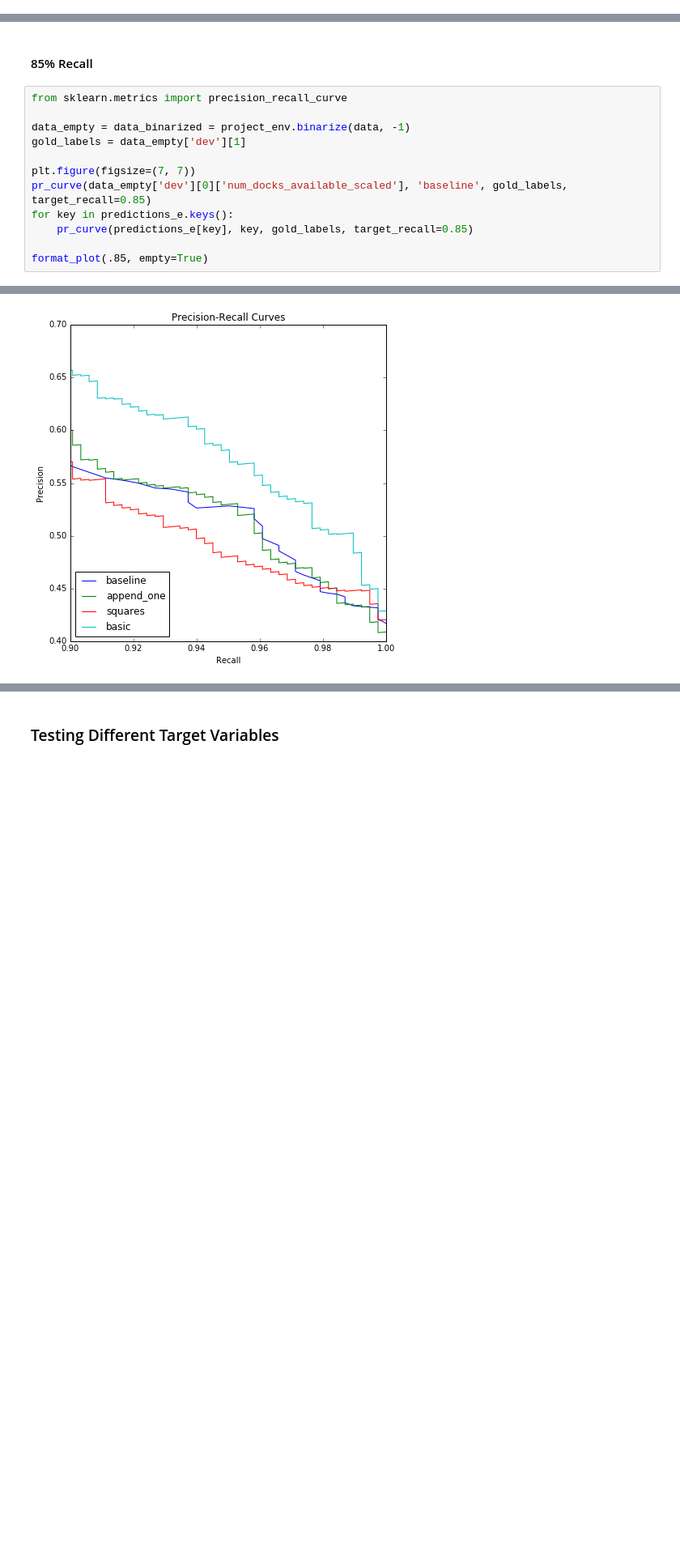
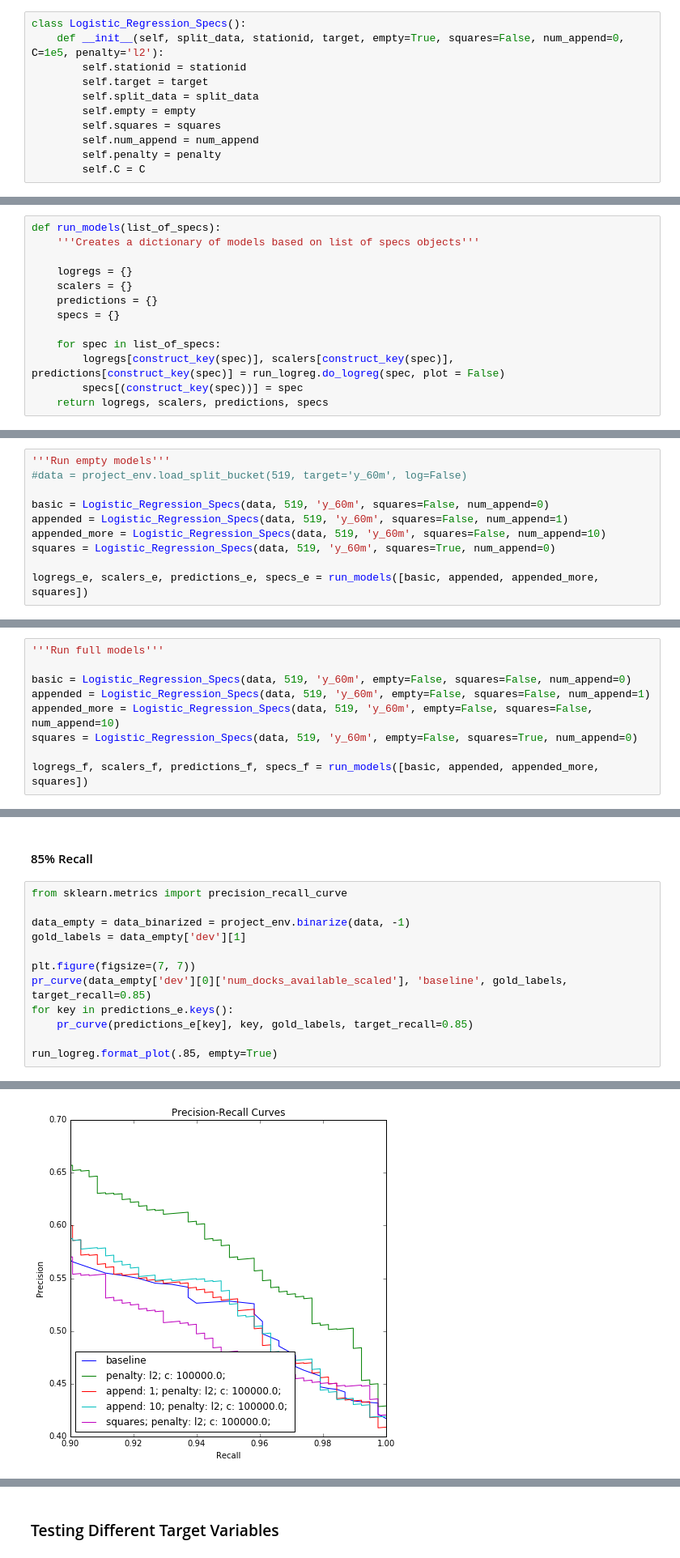
Before and after one commit to cer446/Intro-to-DS-CitiBike-Term-Project, a Jupyter notebook: LogReg Different Parameters and Y-vars.ipynb, the cells around one changed output, grey strips where cells are left out. Shown at 81% size. Cells and saved outputs as stored; diff of their text form; blank space fills up the shorter version.

```diff
--- a/LogReg Different Parameters and Y-vars.ipynb
+++ b/LogReg Different Parameters and Y-vars.ipynb
@@ -188,0 +56,11 @@ Accuracy: 0.949380165289
+# %%
+class Logistic_Regression_Specs():
+    def __init__(self, split_data, stationid, target, empty=True, squares=False, num_append=0, C=1e5, penalty='l2'):
+        self.stationid = stationid
+        self.target = target
+        self.split_data = split_data
+        self.empty = empty
+        self.squares = squares
+        self.num_append = num_append
+        self.penalty = penalty
+        self.C = C
@@ -188,0 +79,13 @@ Accuracy: 0.949380165289
+# %%
+def run_models(list_of_specs):
+    '''Creates a dictionary of models based on list of specs objects'''
+
+    logregs = {}
+    scalers = {}
+    predictions = {}
+    specs = {}
+
+    for spec in list_of_specs:
+        logregs[construct_key(spec)], scalers[construct_key(spec)], predictions[construct_key(spec)] = run_logreg.do_logreg(spec, plot = False)
+        specs[(construct_key(spec))] = spec
+    return logregs, scalers, predictions, specs
@@ -188,0 +105,10 @@ Accuracy: 0.949380165289
+# %%
+'''Run empty models'''
+#data = project_env.load_split_bucket(519, target='y_60m', log=False)
+
+basic = Logistic_Regression_Specs(data, 519, 'y_60m', squares=False, num_append=0)
+appended = Logistic_Regression_Specs(data, 519, 'y_60m', squares=False, num_append=1)
+appended_more = Logistic_Regression_Specs(data, 519, 'y_60m', squares=False, num_append=10)
+squares = Logistic_Regression_Specs(data, 519, 'y_60m', squares=True, num_append=0)
+
+logregs_e, scalers_e, predictions_e, specs_e = run_models([basic, appended, appended_more, squares])
@@ -188,0 +136,9 @@ Accuracy: 0.949380165289
+# %%
+'''Run full models'''
+
+basic = Logistic_Regression_Specs(data, 519, 'y_60m', empty=False, squares=False, num_append=0)
+appended = Logistic_Regression_Specs(data, 519, 'y_60m', empty=False, squares=False, num_append=1)
+appended_more = Logistic_Regression_Specs(data, 519, 'y_60m', empty=False, squares=False, num_append=10)
+squares = Logistic_Regression_Specs(data, 519, 'y_60m', empty=False, squares=True, num_append=0)
+
+logregs_f, scalers_f, predictions_f, specs_f = run_models([basic, appended, appended_more, squares])
@@ -289,7 +259,7 @@ pr_curve(data_empty['dev'][0]['num_docks_available_scaled'], 'baseline', gold_la
 for key in predictions_e.keys():
     pr_curve(predictions_e[key], key, gold_labels, target_recall=0.85)
 
-format_plot(.85, empty=True)
+run_logreg.format_plot(.85, empty=True)
 # %% [output]
 Model baseline
   Max precision: 0.629001883239 at recall 0.872062663185
@@ -306,4 +279,4 @@ Model basic
-[figure, old version]
+[figure, new version]
 # %%
 #data_full = data_binarized = project_env.binarize(data, 1)
 gold_labels = data_full['dev'][1]
```
Also changed, not shown: parts of 49 cells of this notebook, 1 other file.
